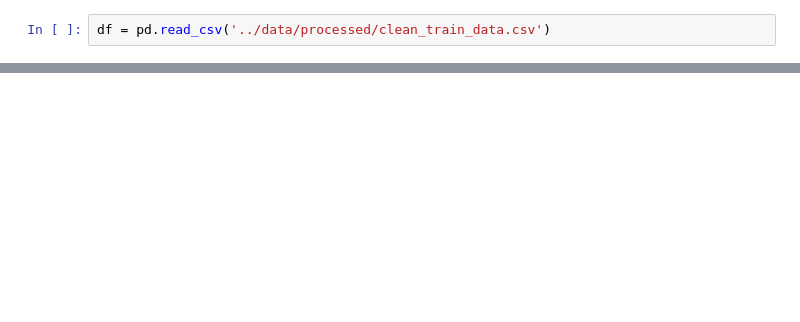
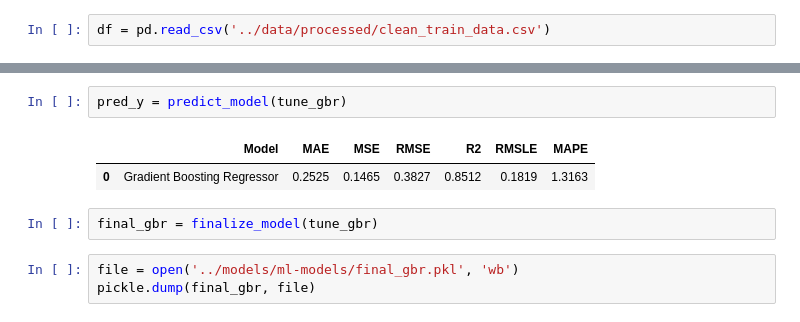
Before and after one commit to uniquekarki/housing_price, a Jupyter notebook: notebooks/3-data-training.ipynb, the cells around one changed output, grey strips where cells are left out. Drawn from its saved outputs; the diff is of its cells as text; blank space fills up the shorter version.

```diff
--- a/notebooks/3-data-training.ipynb
+++ b/notebooks/3-data-training.ipynb
@@ -15,0 +95,10 @@ df.head()
+# %%
+pred_y = predict_model(tune_gbr)
+# %% [output]
+|  | Model | MAE | MSE | RMSE | R2 | RMSLE | MAPE |
+| 0 | Gradient Boosting Regressor | 0.2525 | 0.1465 | 0.3827 | 0.8512 | 0.1819 | 1.3163 |
+# %%
+final_gbr = finalize_model(tune_gbr)
+# %%
+file = open('../models/ml-models/final_gbr.pkl', 'wb')
+pickle.dump(final_gbr, file)
```
Also changed, not shown: parts of 7 cells of this notebook, 3 other files.
